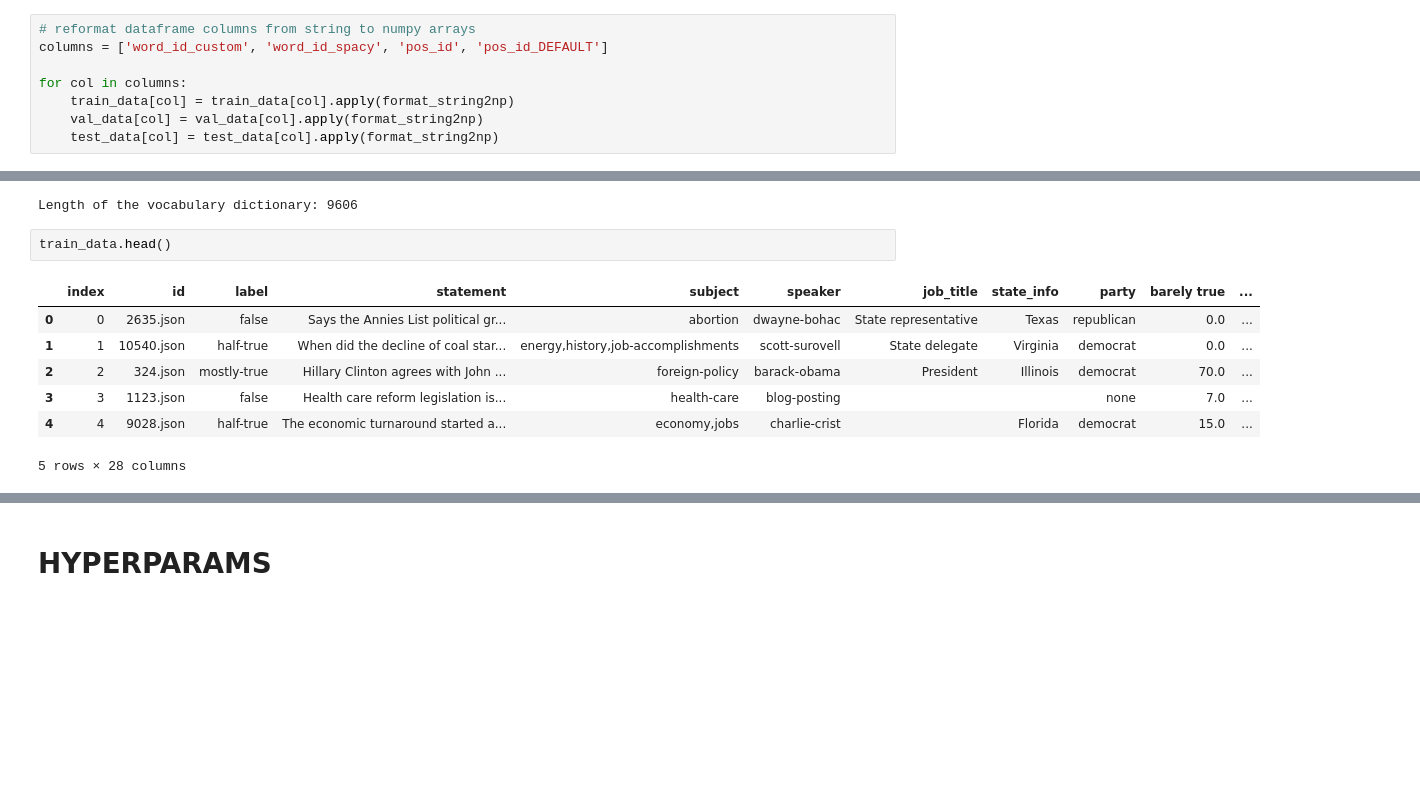
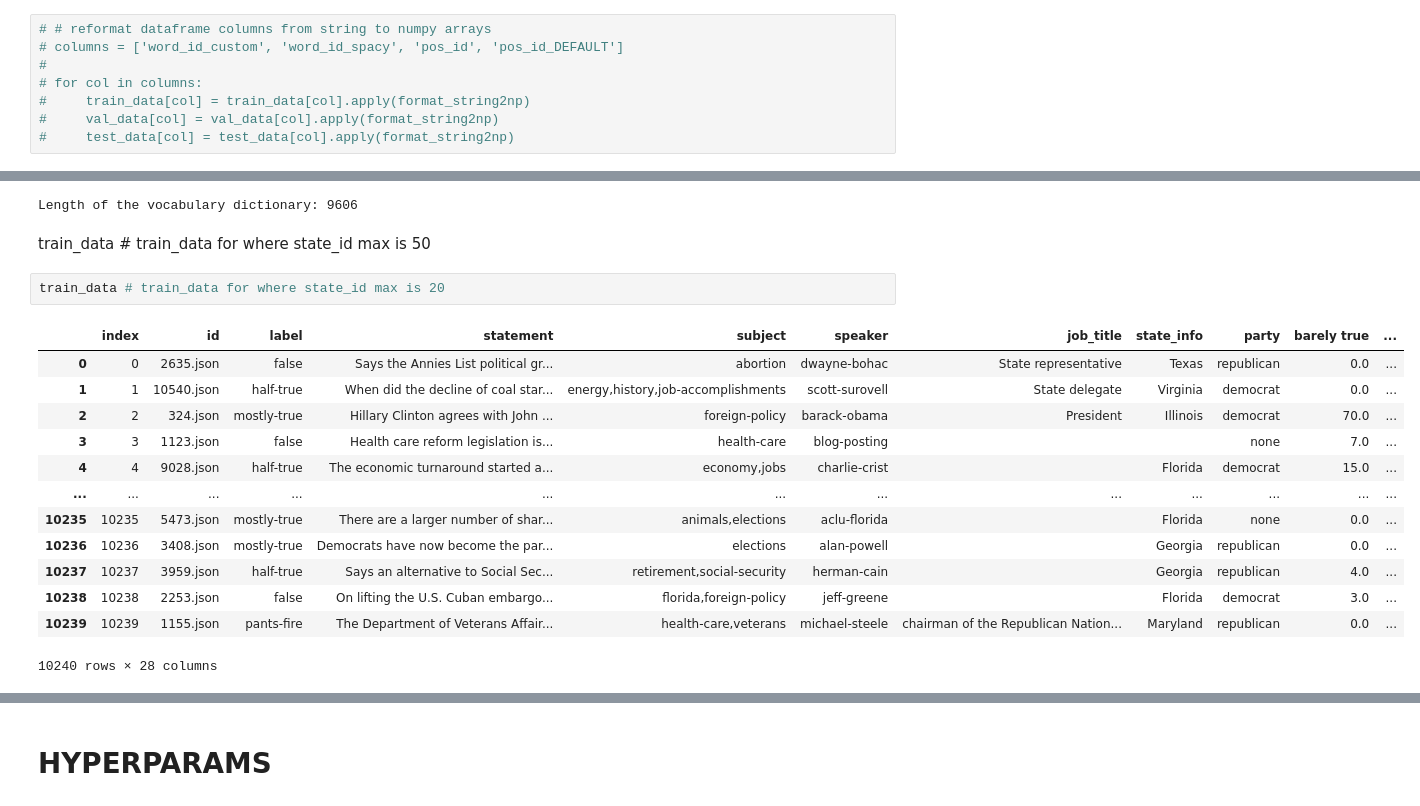
Before and after one commit to f4ths/fyp-fake-news-detection, a Jupyter notebook: bilstm.ipynb, the cells around one changed output, grey strips where cells are left out. Drawn from its saved outputs; the diff is of its cells as text; blank space fills up the shorter version.

```diff
--- a/bilstm.ipynb
+++ b/bilstm.ipynb
@@ -55,11 +56,11 @@ def format_string2np(string_numpy):
 # %%
-# reformat dataframe columns from string to numpy arrays
-columns = ['word_id_custom', 'word_id_spacy', 'pos_id', 'pos_id_DEFAULT']
-
-for col in columns:
-    train_data[col] = train_data[col].apply(format_string2np)
-    val_data[col] = val_data[col].apply(format_string2np)
-    test_data[col] = test_data[col].apply(format_string2np)
+# # reformat dataframe columns from string to numpy arrays
+# columns = ['word_id_custom', 'word_id_spacy', 'pos_id', 'pos_id_DEFAULT']
+#
+# for col in columns:
+#     train_data[col] = train_data[col].apply(format_string2np)
+#     val_data[col] = val_data[col].apply(format_string2np)
+#     test_data[col] = test_data[col].apply(format_string2np)
 # %%
 # Load POS dictionaries
 with open('pos_dicts.pickle', 'rb') as f:
@@ -83,13 +84,21 @@ vocab_length = len(vocabulary_dict_custom)
 print("Length of the vocabulary dictionary:", vocab_length)
 # %% [output]
 Length of the vocabulary dictionary: 9606
-# %%
-train_data.head()
-# %% [output]
-|  | index | id | label | statement | subject | speaker | job_title | state_info | party | barely true | ... |
-| 0 | 0 | 2635.json | false | Says the Annies List political gr... | abortion | dwayne-bohac | State representative | Texas | republican | 0.0 | ... |
-| 1 | 1 | 10540.json | half-true | When did the decline of coal star... | energy,history,job-accomplishments | scott-surovell | State delegate | Virginia | democrat | 0.0 | ... |
-| 2 | 2 | 324.json | mostly-true | Hillary Clinton agrees with John ... | foreign-policy | barack-obama | President | Illinois | democrat | 70.0 | ... |
-| 3 | 3 | 1123.json | false | Health care reform legislation is... | health-care | blog-posting |  |  | none | 7.0 | ... |
-| 4 | 4 | 9028.json | half-true | The economic turnaround started a... | economy,jobs | charlie-crist |  | Florida | democrat | 15.0 | ... |
-5 rows × 28 columns
+# %% [markdown]
+train_data # train_data for where state_id max is 50
+# %%
+train_data # train_data for where state_id max is 20
+# %% [output]
+|  | index | id | label | statement | subject | speaker | job_title | state_info | party | barely true | ... |
+| 0 | 0 | 2635.json | false | Says the Annies List political gr... | abortion | dwayne-bohac | State representative | Texas | republican | 0.0 | ... |
+| 1 | 1 | 10540.json | half-true | When did the decline of coal star... | energy,history,job-accomplishments | scott-surovell | State delegate | Virginia | democrat | 0.0 | ... |
+| 2 | 2 | 324.json | mostly-true | Hillary Clinton agrees with John ... | foreign-policy | barack-obama | President | Illinois | democrat | 70.0 | ... |
+| 3 | 3 | 1123.json | false | Health care reform legislation is... | health-care | blog-posting |  |  | none | 7.0 | ... |
+| 4 | 4 | 9028.json | half-true | The economic turnaround started a... | economy,jobs | charlie-crist |  | Florida | democrat | 15.0 | ... |
+| ... | ... | ... | ... | ... | ... | ... | ... | ... | ... | ... | ... |
+| 10235 | 10235 | 5473.json | mostly-true | There are a larger number of shar... | animals,elections | aclu-florida |  | Florida | none | 0.0 | ... |
+| 10236 | 10236 | 3408.json | mostly-true | Democrats have now become the par... | elections | alan-powell |  | Georgia | republican | 0.0 | ... |
+| 10237 | 10237 | 3959.json | half-true | Says an alternative to Social Sec... | retirement,social-security | herman-cain |  | Georgia | republican | 4.0 | ... |
+| 10238 | 10238 | 2253.json | false | On lifting the U.S. Cuban embargo... | florida,foreign-policy | jeff-greene |  | Florida | democrat | 3.0 | ... |
+| 10239 | 10239 | 1155.json | pants-fire | The Department of Veterans Affair... | health-care,veterans | michael-steele | chairman of the Republican Nation... | Maryland | republican | 0.0 | ... |
+10240 rows × 28 columns
```
Also changed, not shown: parts of 81 cells of this notebook.
